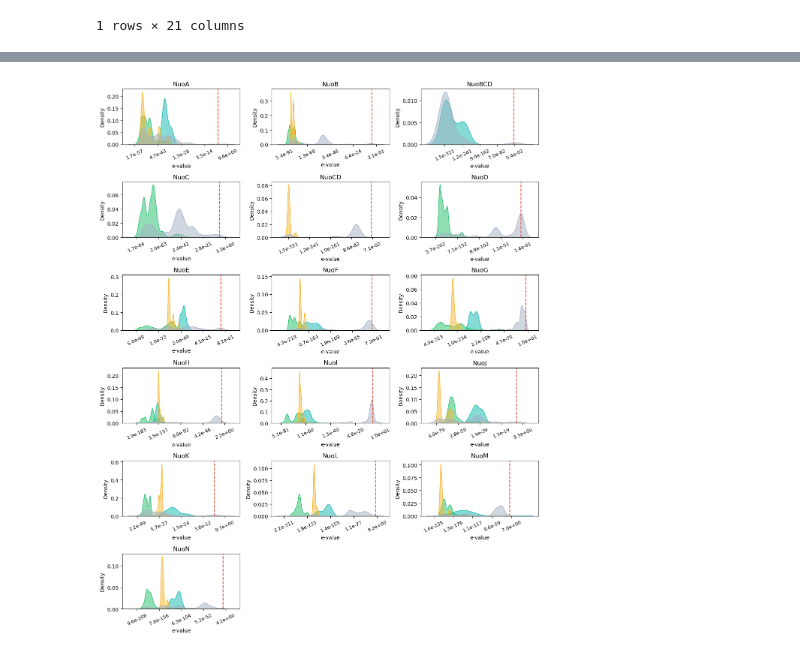
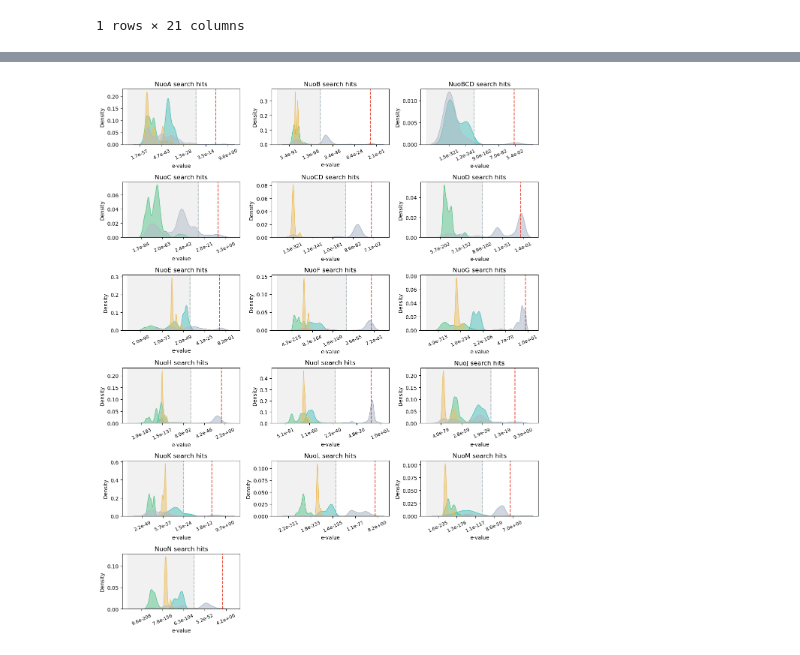
Before and after one commit to Anand-Research-Group/complex-I, a Jupyter notebook: notebooks/post_search_03.ipynb, the cells around one changed output, grey strips where cells are left out. Cells and saved outputs as stored; diff of their text form; code cells hidden in the pictures.

```diff
--- a/notebooks/post_search_03.ipynb
+++ b/notebooks/post_search_03.ipynb
@@ -13,12 +14,11 @@ from complex_i_analysis import cluster_hits_with_strand, generate_subunit_data,
 import warnings
 warnings.filterwarnings('ignore')
 # %%
-results = pd.read_csv("/Users/akshayonly/Work/04-Complex-I/Data/07-Figures/regenerate/results_unfil.csv")
+results = pd.read_csv(HMM_ANALYSIS_DIR / "results_unfil.csv")
 # %%
-# Set output directory
-output_dir = "/Users/akshayonly/Work/04-Complex-I/Data/07-Figures/regenerate"
+# Define the output directory
+output_dir = HMM_ANALYSIS_DIR / "Figure"
 
-# Generate and save plots
-# plot_evalue_histograms(results, output_dir)
-# plot_evalue_kde(results, output_dir)
+# Ensure the directory exists
+output_dir.mkdir(parents=True, exist_ok=True)
 # %%
@@ -150,13 +253,17 @@ plt.show()
+# %%
+evalue_cutoff = {
+    'NuoA': -20, 'NuoB': -58, 'NuoBCD': -200, 'NuoC': -27,
+    'NuoCD': -110, 'NuoD': -100, 'NuoE': -41, 'NuoF': -74,
+    'NuoG': -80, 'NuoH': -75, 'NuoI': -38, 'NuoJ': -30,
+    'NuoK': -24, 'NuoL': -145, 'NuoM': -95, 'NuoN': -78
+}
 # %%
-# List of 16 subunits
-subunits = sorted(results['Subunit'].unique())
-
 # Ensure required columns exist in both DataFrames
 assert {'Accession', 'Cluster', 'Subunit'}.issubset(results.columns), "Missing expected columns in results DataFrame."
 assert {'Accession', 'Cluster', 'Variation'}.issubset(nuo_bool.columns), "Missing expected columns in nuo_bool DataFrame."
 
 # Efficiently merge data once for all subunits
-merged_data = pd.concat([
+subunits_data = pd.concat([
     pd.merge(
         results.reset_index(drop=True),
         nuo_bool.loc[nuo_bool['Variation'] == arch, ['Accession', 'Cluster', 'Variation']],
@@ -166,9 +273,9 @@ merged_data = pd.concat([
 ], ignore_index=True)
 
 # Handle '-inf' values in 'log10evalue' by replacing with a lower bound
-finite_values = merged_data.loc[np.isfinite(merged_data['log10evalue']), 'log10evalue']
+finite_values = subunits_data.loc[np.isfinite(subunits_data['log10evalue']), 'log10evalue']
 lower_bound = finite_values.min() - 1 if not finite_values.empty else -10  # Default lower bound
-merged_data['log10evalue'].replace(-np.inf, lower_bound, inplace=True)
+subunits_data['log10evalue'].replace(-np.inf, lower_bound, inplace=True)
 
 # Set up figure with 3 columns and 6 rows
 fig, axes = plt.subplots(nrows=6, ncols=3, figsize=(12, 15), constrained_layout=True)
@@ -179,10 +286,10 @@ for i, subunit in enumerate(subunits):
     ax = axes[i]
 
     # Filter data for the current subunit
-    subunit_data = merged_data[merged_data['Subunit'] == subunit]
+    subunit_data = subunits_data[subunits_data['Subunit'] == subunit]
 
     # Skip empty plots
-    if subunit_data.empty:
+    if subunits_data.empty:
         ax.set_visible(False)
         continue
 
@@ -195,35 +302,47 @@ for i, subunit in enumerate(subunits):
         common_norm=False,
         palette=complex_colors,
         alpha=0.5,
         ax=ax
     )
 
     # Vertical threshold line
-    ax.axvline(x=-5.0, linestyle='--', color='#e74c3c')
+    ax.axvline(x=-7.0, linestyle='--', color='#e74c3c')
 
     # Set labels and title
-    ax.set_title(f'{subunit}', fontsize=12)
+    ax.set_title(f'{subunit} search hits', fontsize=12)
     ax.set_xlabel('e-value', fontsize=10)
     ax.set_ylabel('Density', fontsize=10)
 
     # Set custom tick labels for log-scale interpretation
     log_min = subunit_data['log10evalue'].min()
     log_max = subunit_data['log10evalue'].max()
     log_ticks = np.linspace(log_min, log_max, num=5)
     original_ticks = 10**log_ticks  # Convert log10 values back to original scale
+
+    # Set custom evalue threshold
+    ax.axvline(x=evalue_cutoff.get(subunit, 0), linestyle='--', color='#b2bec3')
+
+    ax.axvspan(
+        xmin=ax.get_xlim()[0],  # Extend shading from the leftmost limit
+        xmax=evalue_cutoff.get(subunit, 0),  # Use cutoff value, defaulting to 0 if not found
+        color='#d3d3d3',
+        alpha=0.30,
+        zorder=1  # Ensure shaded region is in the background
+    )
+
 
     ax.set_xticks(log_ticks)
     ax.set_xticklabels([f'{v:.1e}' for v in original_ticks], fontsize=9, rotation=25)
     ax.legend_.set_visible(False)
 
 # Hide any extra unused subplots
 for i in range(len(subunits), len(axes)):
     axes[i].set_visible(False)
 
 # Show plot
 plt.tight_layout()
-plt.savefig('/Users/akshayonly/Work/04-Complex-I/Data/07-Figures/regenerate/evalue_kdeplot_unfil_hits_clustered.png', dpi=750)
-plt.savefig('/Users/akshayonly/Work/04-Complex-I/Data/07-Figures/regenerate/evalue_kdeplot_unfil_hits_clustered.pdf', format='pdf', dpi=750)
+plt.savefig(output_dir / 'evalue_kdeplot_unfil_hits_clustered.png', dpi=750)
+plt.savefig(output_dir / 'evalue_kdeplot_unfil_hits_clustered.pdf', format='pdf', dpi=750)
 plt.show()
 # %% [output]
-[figure, old version]
+[figure, new version]
```
Also changed, not shown: parts of 8 cells of this notebook, 9 other files.
